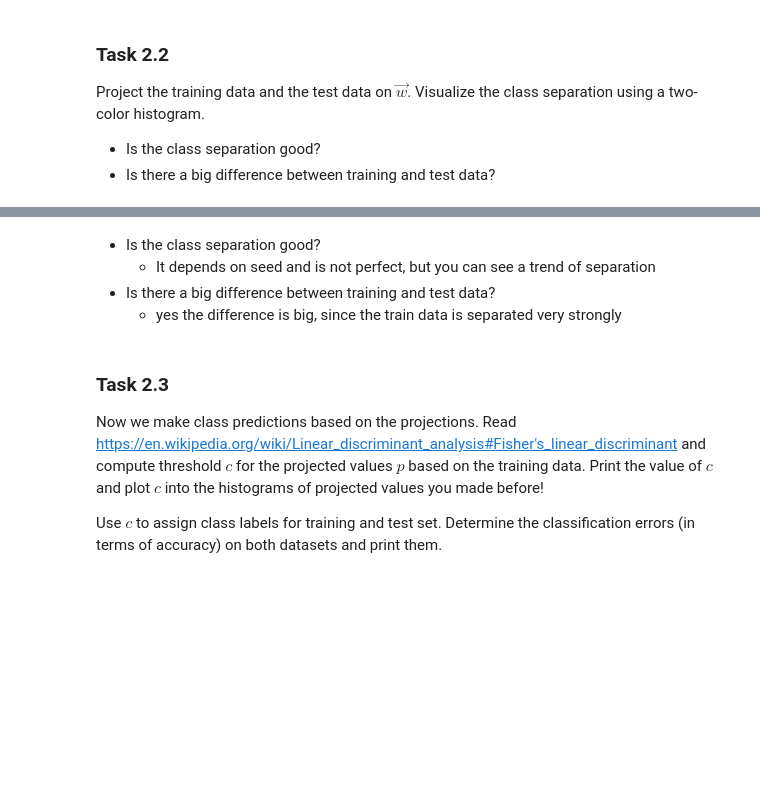
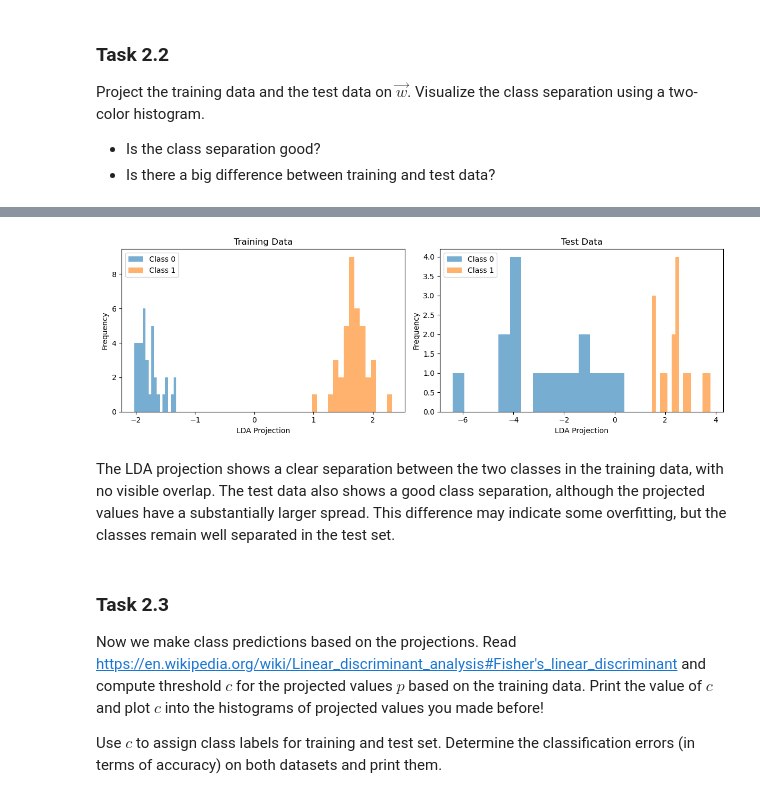
Before and after one commit to JanLuckhardt/machine-learning, a Jupyter notebook: 02_lda_logistic_regression.ipynb, the cells around one changed output, grey strips where cells are left out. Drawn from its saved outputs; the diff is of its cells as text; code cells hidden in the pictures; blank space fills up the shorter version.

```diff
--- a/02_lda_logistic_regression.ipynb
+++ b/02_lda_logistic_regression.ipynb
@@ -207,8 +232,35 @@ axes[1].legend()
-# %% [markdown]
-- Is the class separation good?
-    - It depends on seed and is not perfect, but you can see a trend of separation
-- Is there a big difference between training and test data?
-    - yes the difference is big, since the train data is separated very strongly
+# %%
+# compute projections for training and test data
+p_train = X_train_prep @ w_lda
+
+mean = X_train.mean(axis=0)
+std = X_train.std(axis=0)
+std[std == 0] = 1
+
+X_test_prep = (X_test - mean) / std
+
+p_test = X_test_prep @ w_lda
+# %%
+# visualize projections using histogram
+fig, ax = plt.subplots(1, 2, figsize=(12, 4))
+
+for i, (p, y, title) in enumerate([
+    (p_train, y_train, 'Training Data'),
+    (p_test, y_test, 'Test Data')
+]):
+    ax[i].hist(p[y == 0], bins=15, alpha=0.6, label='Class 0')
+    ax[i].hist(p[y == 1], bins=15, alpha=0.6, label='Class 1')
+    ax[i].set_title(title)
+    ax[i].set_xlabel('LDA Projection')
+    ax[i].set_ylabel('Frequency')
+    ax[i].legend()
+
+plt.tight_layout()
+plt.show()
+# %% [output]
+[figure, added]
+# %% [markdown]
+The LDA projection shows a clear separation between the two classes in the training data, with no visible overlap. The test data also shows a good class separation, although the projected values have a substantially larger spread. This difference may indicate some overfitting, but the classes remain well separated in the test set.
 # %% [markdown]
 ### Task 2.3
 
```
Also changed, not shown: parts of 51 cells of this notebook.
